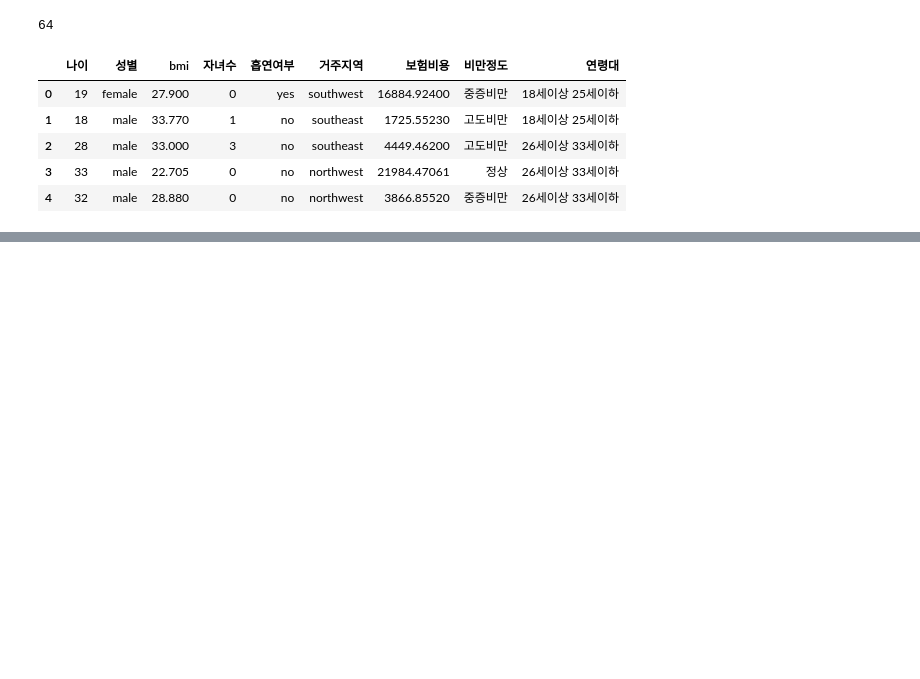
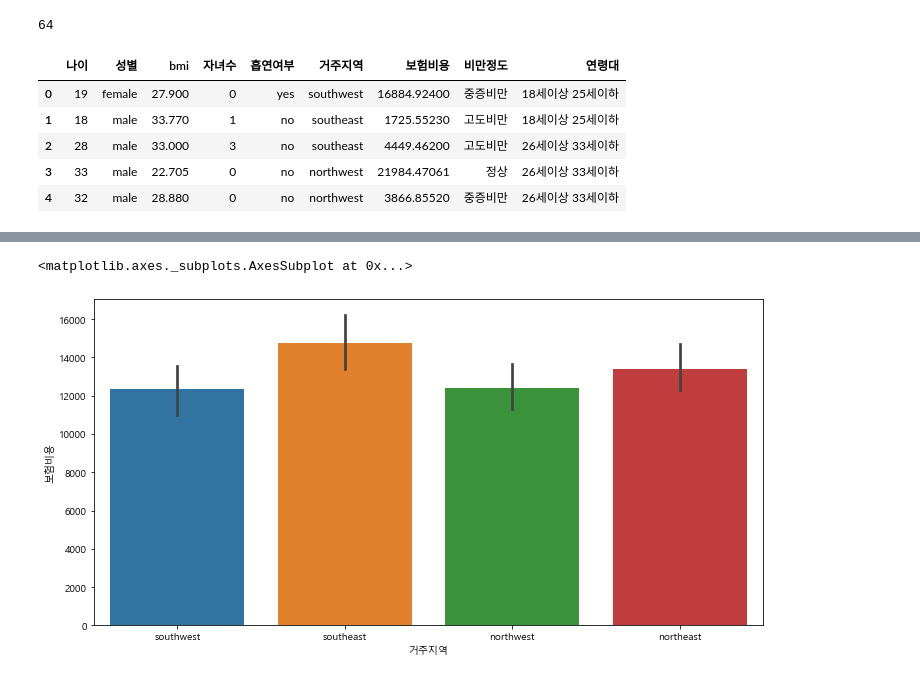
Before and after one commit to young-hun-jo/KaggleStruggle, a Jupyter notebook: medical_cost/Medical_cost.ipynb, the cells around one changed output, grey strips where cells are left out. Saved outputs shown, nothing was run; the diff lists cells and outputs as text; code cells hidden in the pictures; blank space fills up the shorter version.

```diff
--- a/medical_cost/Medical_cost.ipynb
+++ b/medical_cost/Medical_cost.ipynb
@@ -197,0 +207,9 @@ sns.barplot(data=data, x='연령대', y='보험비용')
+# %%
+# 거주지역에 따른 보험비용 평균값을 비교해보자
+plt.figure(figsize=(12,6))
+sns.barplot(data=data, x='거주지역', y='보험비용')
+
+# 크게 차이 나지 않는다. 지역은 보험비용에 많은 영향을 주진 않는다.
+# %% [output]
+<matplotlib.axes._subplots.AxesSubplot at 0x...>
+[figure, added]
```
Also changed, not shown: parts of 22 cells of this notebook.
